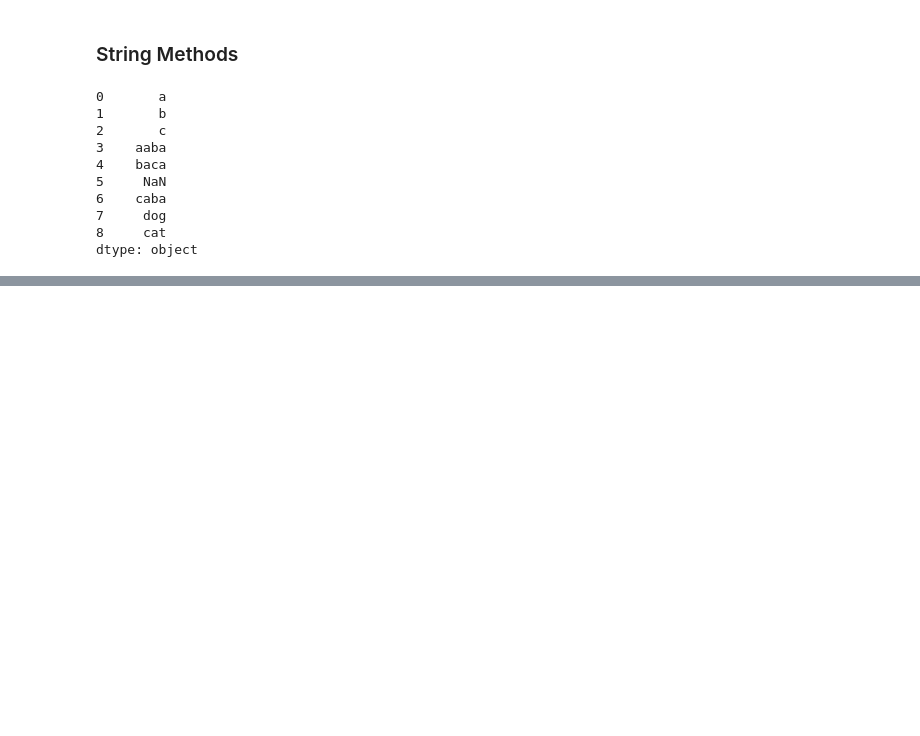
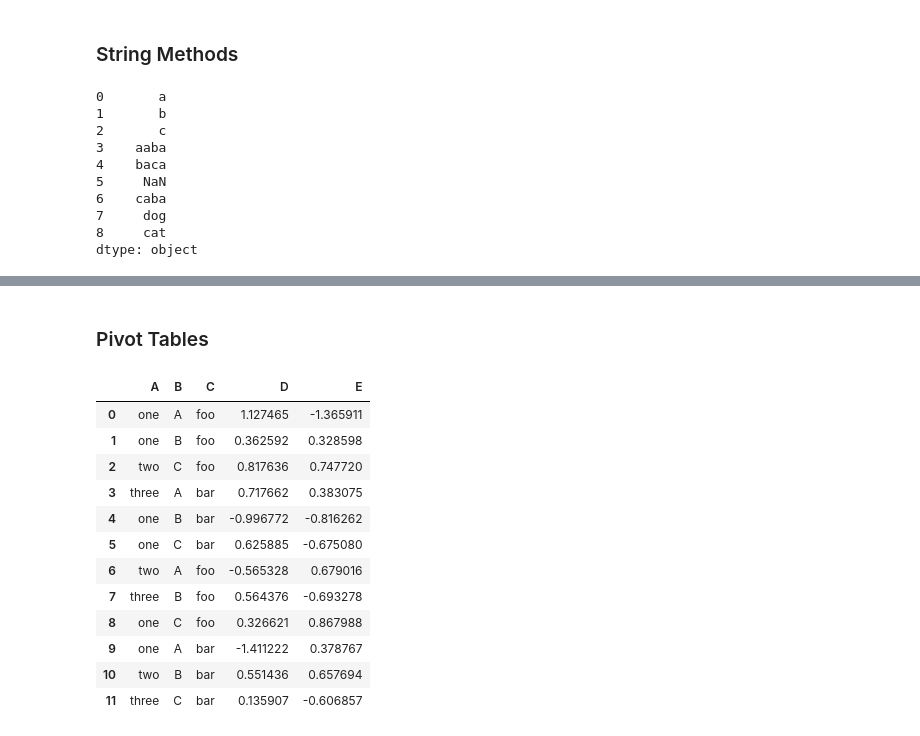
Before and after one commit to Irfan-Ahmad-byte/my_pandas, a Jupyter notebook: heart_failure.ipynb, the cells around one changed output, grey strips where cells are left out. Cells and saved outputs as stored; diff of their text form; code cells hidden in the pictures; blank space fills up the shorter version.

```diff
--- a/heart_failure.ipynb
+++ b/heart_failure.ipynb
@@ -578,0 +789,38 @@ dtype: object
+# %% [markdown]
+### Pivot Tables
+# %%
+df = pd.DataFrame(
+
+    {
+
+        "A": ["one", "one", "two", "three"] * 3,
+
+        "B": ["A", "B", "C"] * 4,
+
+        "C": ["foo", "foo", "foo", "bar", "bar", "bar"] * 2,
+
+        "D": np.random.randn(12),
+
+        "E": np.random.randn(12),
+
+    }
+
+)
+
+
+
+df
+# %% [output]
+|  | A | B | C | D | E |
+| 0 | one | A | foo | 1.127465 | -1.365911 |
+| 1 | one | B | foo | 0.362592 | 0.328598 |
+| 2 | two | C | foo | 0.817636 | 0.747720 |
+| 3 | three | A | bar | 0.717662 | 0.383075 |
+| 4 | one | B | bar | -0.996772 | -0.816262 |
+| 5 | one | C | bar | 0.625885 | -0.675080 |
+| 6 | two | A | foo | -0.565328 | 0.679016 |
+| 7 | three | B | foo | 0.564376 | -0.693278 |
+| 8 | one | C | foo | 0.326621 | 0.867988 |
+| 9 | one | A | bar | -1.411222 | 0.378767 |
+| 10 | two | B | bar | 0.551436 | 0.657694 |
+| 11 | three | C | bar | 0.135907 | -0.606857 |
```
Also changed, not shown: parts of 107 cells of this notebook.
